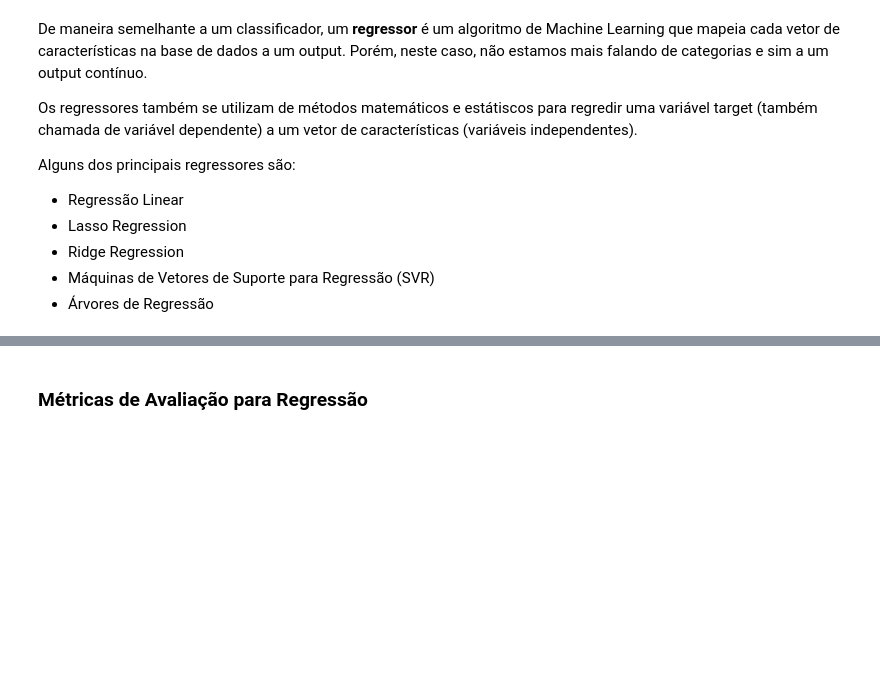
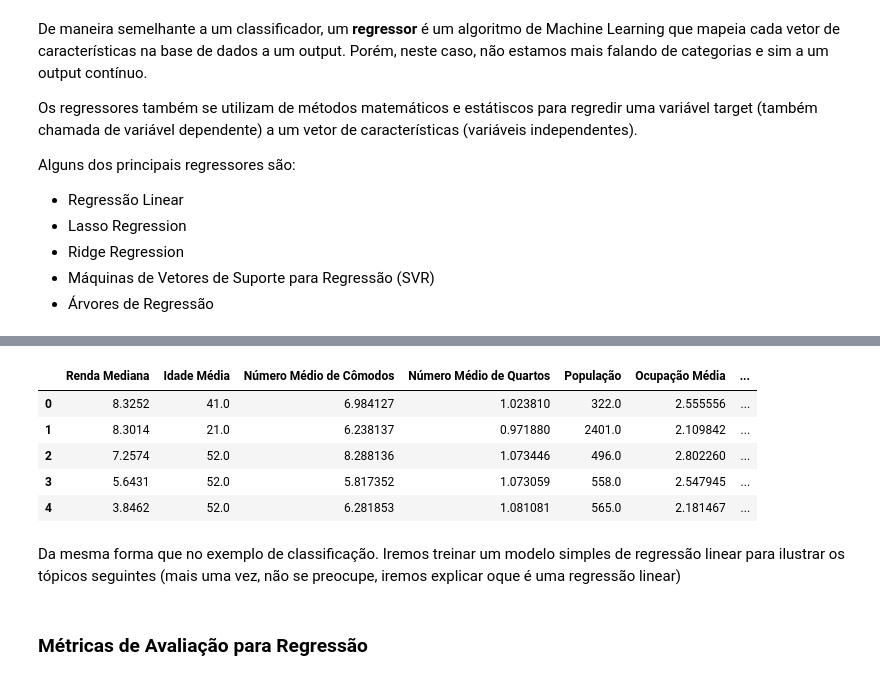
Before and after one commit to GB-Navarro/case-ia-fea-dev, a Jupyter notebook: case_ia.ipynb, the cells around one changed output, grey strips where cells are left out. Saved outputs shown, nothing was run; the diff lists cells and outputs as text; code cells hidden in the pictures; blank space fills up the shorter version.

```diff
--- a/case_ia.ipynb
+++ b/case_ia.ipynb
@@ -526,0 +735,39 @@ Alguns dos principais regressores são:
+# %%
+# Começamos importando as bibliotecas necessárias
+import pandas as pd
+import numpy as np
+import matplotlib.pyplot as plt
+
+# Importa o dataset
+from sklearn.datasets import fetch_california_housing
+
+# Carrega o dataset
+california_housing = fetch_california_housing()
+# Transforma em um DataFrame
+df_california = pd.DataFrame(data=california_housing.data, columns=california_housing.feature_names)
+# Adiciona a coluna de classes
+df_california['target'] = california_housing.target
+
+# Tradução das colunas para o portugues
+df_california = df_california.rename(columns={'MedInc': 'Renda Mediana',
+                                               'HouseAge': 'Idade Média',
+                                               'AveRooms': 'Número Médio de Cômodos',
+                                               'AveBedrms': 'Número Médio de Quartos',
+                                               'Population': 'População',
+                                               'AveOccup': 'Ocupação Média',
+                                               'Latitude': 'Latitude',
+                                               'Longitude': 'Longitude',
+                                               'target': 'Valor Mediano da Casa'
+                                               })
+
+# E exibe as 5 primeiras linhas
+df_california.head()
+# %% [output]
+|  | Renda Mediana | Idade Média | Número Médio de Cômodos | Número Médio de Quartos | População | Ocupação Média | ... |
+| 0 | 8.3252 | 41.0 | 6.984127 | 1.023810 | 322.0 | 2.555556 | ... |
+| 1 | 8.3014 | 21.0 | 6.238137 | 0.971880 | 2401.0 | 2.109842 | ... |
+| 2 | 7.2574 | 52.0 | 8.288136 | 1.073446 | 496.0 | 2.802260 | ... |
+| 3 | 5.6431 | 52.0 | 5.817352 | 1.073059 | 558.0 | 2.547945 | ... |
+| 4 | 3.8462 | 52.0 | 6.281853 | 1.081081 | 565.0 | 2.181467 | ... |
+# %% [markdown]
+Da mesma forma que no exemplo de classificação. Iremos treinar um modelo simples de regressão linear para ilustrar os tópicos seguintes (mais uma vez, não se preocupe, iremos explicar oque é uma regressão linear)
```
Also changed, not shown: parts of 38 cells of this notebook.
